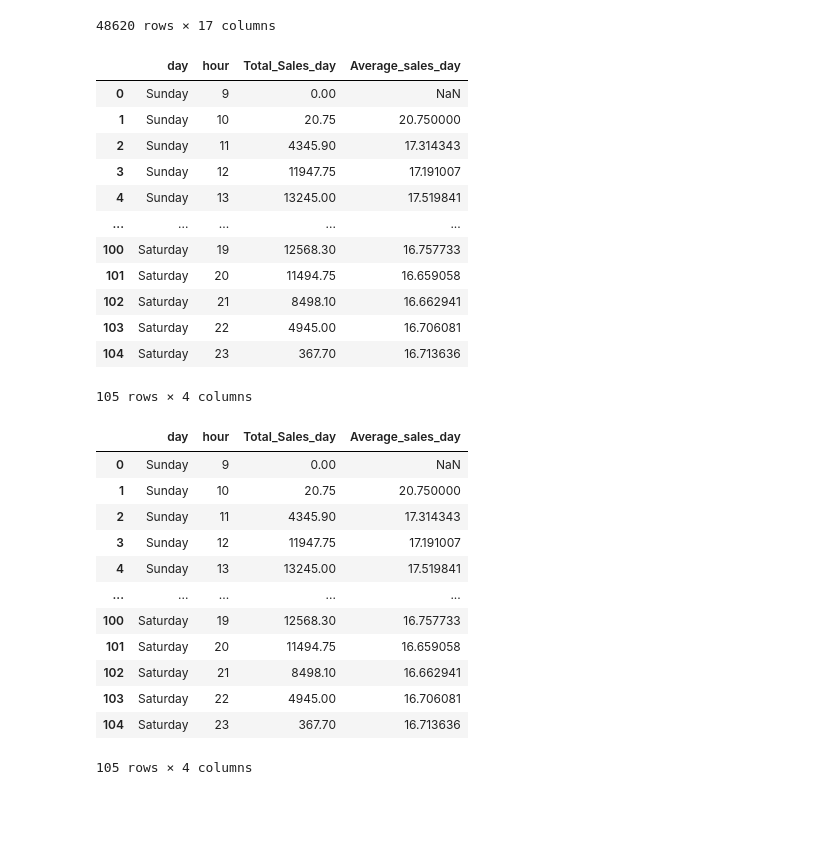
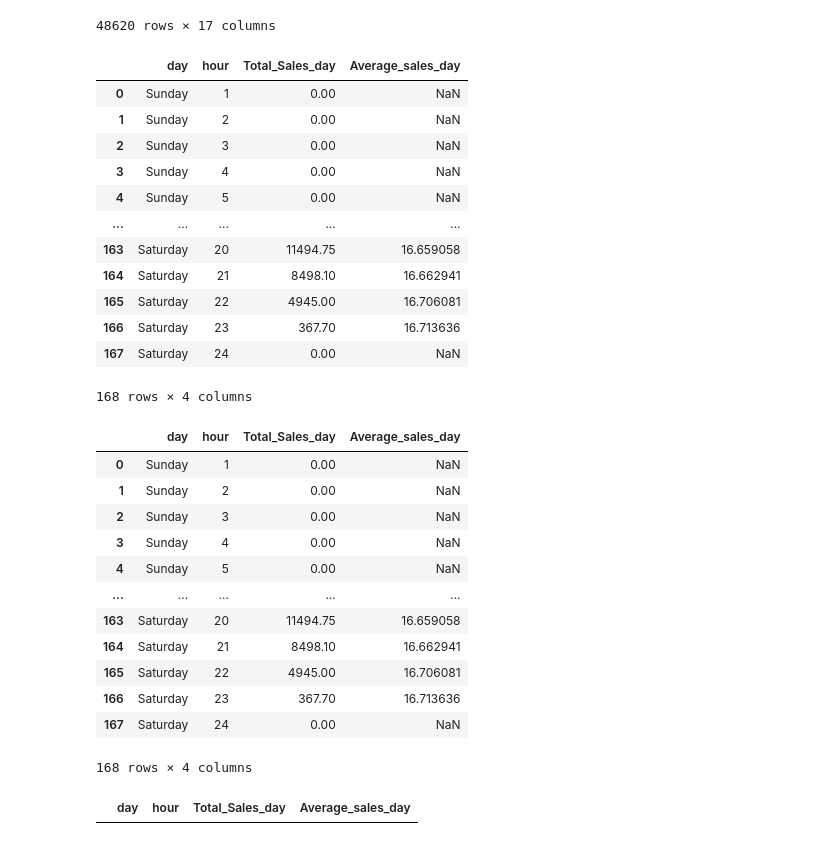
Before and after one commit to bishall789/Python_Libraries, a Jupyter notebook: Pandas/Day5.ipynb, the cells around one changed output. Saved outputs shown, nothing was run; the diff lists cells and outputs as text; code cells hidden in the pictures; blank space fills up the shorter version.

```diff
--- a/Pandas/Day5.ipynb
+++ b/Pandas/Day5.ipynb
@@ -334,31 +337,32 @@ df_pizza
 # %%
 #find total sales and average sales of shop by each hour of day
 
-sales_day_hour = df_pizza.groupby(['day','hour']).agg(
+''' observed = False -> aaunu ko karan chahi what if null aayasi k garne vanera ho , so when we put observed  = False it removes error'''
 
+sales_day_hour = df_pizza.groupby(['day','hour'],  observed=False).agg(
     Total_Sales_day = ('total_price' , 'sum'),
     Average_sales_day = ('total_price' , 'mean')
-
 ).reset_index()
 
 sales_day_hour
 # %% [output]
 |  | day | hour | Total_Sales_day | Average_sales_day |
-| 0 | Sunday | 9 | 0.00 | NaN |
-| 1 | Sunday | 10 | 20.75 | 20.750000 |
-| 2 | Sunday | 11 | 4345.90 | 17.314343 |
-| 3 | Sunday | 12 | 11947.75 | 17.191007 |
-| 4 | Sunday | 13 | 13245.00 | 17.519841 |
+| 0 | Sunday | 1 | 0.00 | NaN |
+| 1 | Sunday | 2 | 0.00 | NaN |
+| 2 | Sunday | 3 | 0.00 | NaN |
+| 3 | Sunday | 4 | 0.00 | NaN |
+| 4 | Sunday | 5 | 0.00 | NaN |
 | ... | ... | ... | ... | ... |
-| 100 | Saturday | 19 | 12568.30 | 16.757733 |
-| 101 | Saturday | 20 | 11494.75 | 16.659058 |
-| 102 | Saturday | 21 | 8498.10 | 16.662941 |
-| 103 | Saturday | 22 | 4945.00 | 16.706081 |
-| 104 | Saturday | 23 | 367.70 | 16.713636 |
+| 163 | Saturday | 20 | 11494.75 | 16.659058 |
+| 164 | Saturday | 21 | 8498.10 | 16.662941 |
+| 165 | Saturday | 22 | 4945.00 | 16.706081 |
+| 166 | Saturday | 23 | 367.70 | 16.713636 |
+| 167 | Saturday | 24 | 0.00 | NaN |
-105 rows × 4 columns
+168 rows × 4 columns
 # %%
 ''' as we can see hour is not in order
 lets make it in order'''
+
 
 hour_order = [1,2,3,4,5,6,7,8,9,10,11,12,13,14,15,16,17,18,19,20,21,22,23,24]
 df_pizza['hour'] = pd.Categorical(df_pizza['hour'] , hour_order)
@@ -367,15 +371,22 @@ df_pizza['hour'] = pd.Categorical(df_pizza['hour'] , hour_order)
 sales_day_hour
 # %% [output]
 |  | day | hour | Total_Sales_day | Average_sales_day |
-| 0 | Sunday | 9 | 0.00 | NaN |
-| 1 | Sunday | 10 | 20.75 | 20.750000 |
-| 2 | Sunday | 11 | 4345.90 | 17.314343 |
-| 3 | Sunday | 12 | 11947.75 | 17.191007 |
-| 4 | Sunday | 13 | 13245.00 | 17.519841 |
+| 0 | Sunday | 1 | 0.00 | NaN |
+| 1 | Sunday | 2 | 0.00 | NaN |
+| 2 | Sunday | 3 | 0.00 | NaN |
+| 3 | Sunday | 4 | 0.00 | NaN |
+| 4 | Sunday | 5 | 0.00 | NaN |
 | ... | ... | ... | ... | ... |
-| 100 | Saturday | 19 | 12568.30 | 16.757733 |
-| 101 | Saturday | 20 | 11494.75 | 16.659058 |
-| 102 | Saturday | 21 | 8498.10 | 16.662941 |
-| 103 | Saturday | 22 | 4945.00 | 16.706081 |
-| 104 | Saturday | 23 | 367.70 | 16.713636 |
+| 163 | Saturday | 20 | 11494.75 | 16.659058 |
+| 164 | Saturday | 21 | 8498.10 | 16.662941 |
+| 165 | Saturday | 22 | 4945.00 | 16.706081 |
+| 166 | Saturday | 23 | 367.70 | 16.713636 |
+| 167 | Saturday | 24 | 0.00 | NaN |
-105 rows × 4 columns
+168 rows × 4 columns
+# %%
+# if we want to see details of sunday
+
+ab = df_pizza['day']  == "Tuesday"
+sales_day_hour[ab]
+# %% [output]
+|  | day | hour | Total_Sales_day | Average_sales_day |
```
Also changed, not shown: parts of 3 cells of this notebook, 2 other files.
